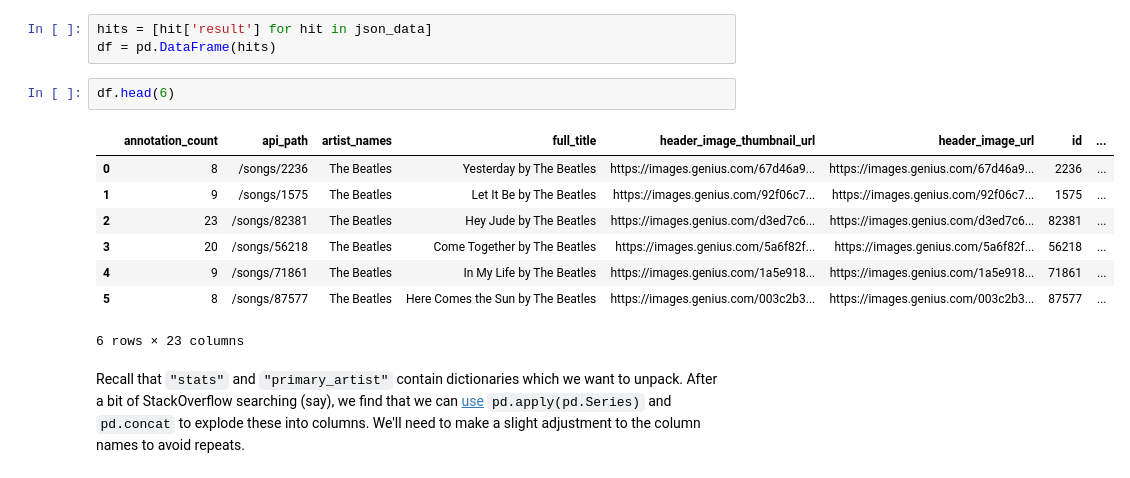
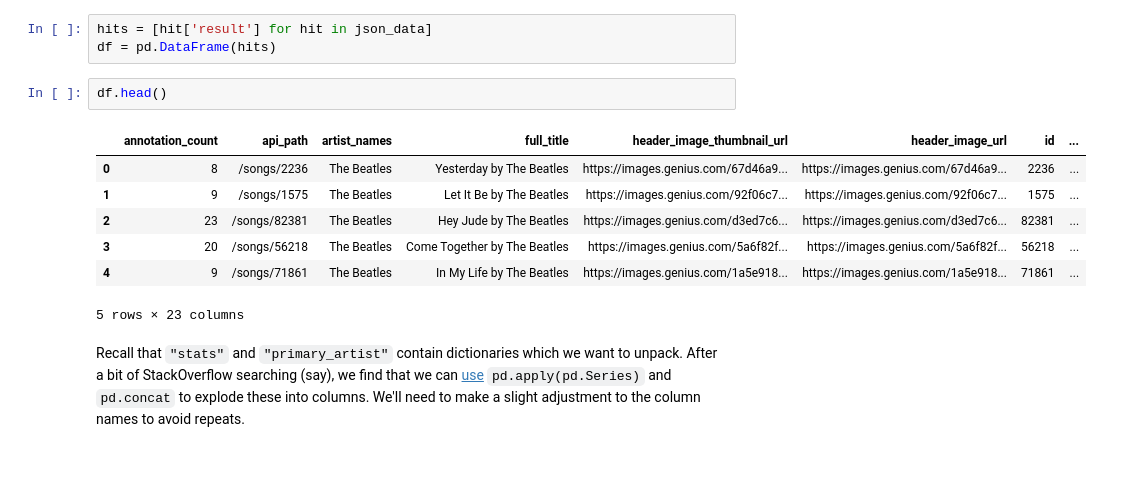
Before and after one commit to Ramya152/I501-labs-and-pair-problems, a Jupyter notebook: lab_5/lab_05-2.ipynb, the cells around one changed output. Cells and saved outputs as stored; diff of their text form.

```diff
--- a/lab_5/lab_05-1.ipynb
+++ b/lab_5/lab_05-2.ipynb
@@ -181,16 +181,15 @@ When we look at any of the hits, we see the data we're interested in is containe
 hits = [hit['result'] for hit in json_data]
 df = pd.DataFrame(hits)
 # %%
-df.head(6)
+df.head()
 # %% [output]
 |  | annotation_count | api_path | artist_names | full_title | header_image_thumbnail_url | header_image_url | id | ... |
 | 0 | 8 | /songs/2236 | The Beatles | Yesterday by The Beatles | https://images.genius.com/67d46a9... | https://images.genius.com/67d46a9... | 2236 | ... |
 | 1 | 9 | /songs/1575 | The Beatles | Let It Be by The Beatles | https://images.genius.com/92f06c7... | https://images.genius.com/92f06c7... | 1575 | ... |
 | 2 | 23 | /songs/82381 | The Beatles | Hey Jude by The Beatles | https://images.genius.com/d3ed7c6... | https://images.genius.com/d3ed7c6... | 82381 | ... |
 | 3 | 20 | /songs/56218 | The Beatles | Come Together by The Beatles | https://images.genius.com/5a6f82f... | https://images.genius.com/5a6f82f... | 56218 | ... |
 | 4 | 9 | /songs/71861 | The Beatles | In My Life by The Beatles | https://images.genius.com/1a5e918... | https://images.genius.com/1a5e918... | 71861 | ... |
-| 5 | 8 | /songs/87577 | The Beatles | Here Comes the Sun by The Beatles | https://images.genius.com/003c2b3... | https://images.genius.com/003c2b3... | 87577 | ... |
-6 rows × 23 columns
+5 rows × 23 columns
 # %% [markdown]
 Recall that `"stats"` and `"primary_artist"` contain dictionaries which we want to unpack. After a bit of StackOverflow searching (say), we find that we can [use](https://stackoverflow.com/a/38231651) `pd.apply(pd.Series)` and `pd.concat` to explode these into columns. We'll need to make a slight adjustment to the column names to avoid repeats.
 # %%
```
Also changed, not shown: parts of 10 cells of this notebook, 14 other files.
